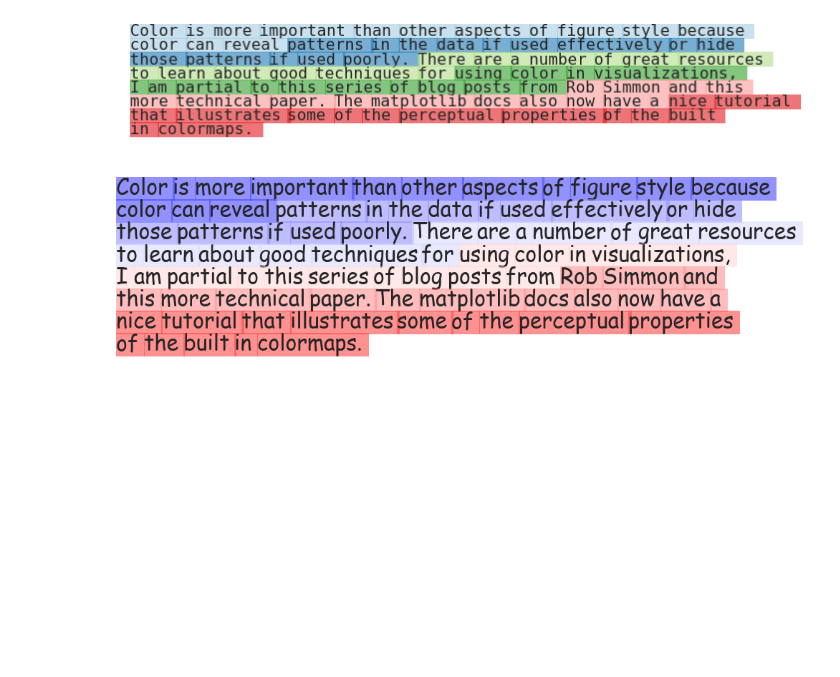
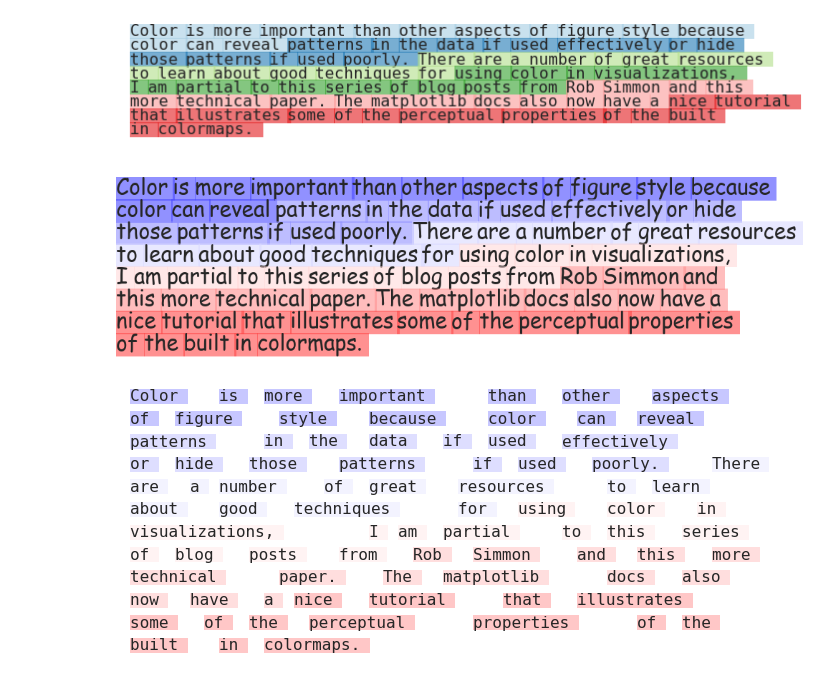
Before and after one commit to davebiagioni/pylighter, a Jupyter notebook: pylighter/example.ipynb, the cells around one changed output. Drawn from its saved outputs; the diff is of its cells as text; code cells hidden in the pictures; blank space fills up the shorter version.

Commit message:
added example of changing alpha value and offsets

```diff
--- a/pylighter/example.ipynb
+++ b/pylighter/example.ipynb
@@ -27,3 +27,8 @@ fig, ax = pl.render(tokens, scores, palette='Paired')
 fig, ax = pl.render(tokens, scores, fontsize=30, name='fantasy')
 # %% [output]
 [figure]
+# %%
+# Change the alpha value and offset factor.
+fig, ax = pl.render(tokens, scores, alpha=0.3, offset_factor=2.)
+# %% [output]
+[figure, added]
```
